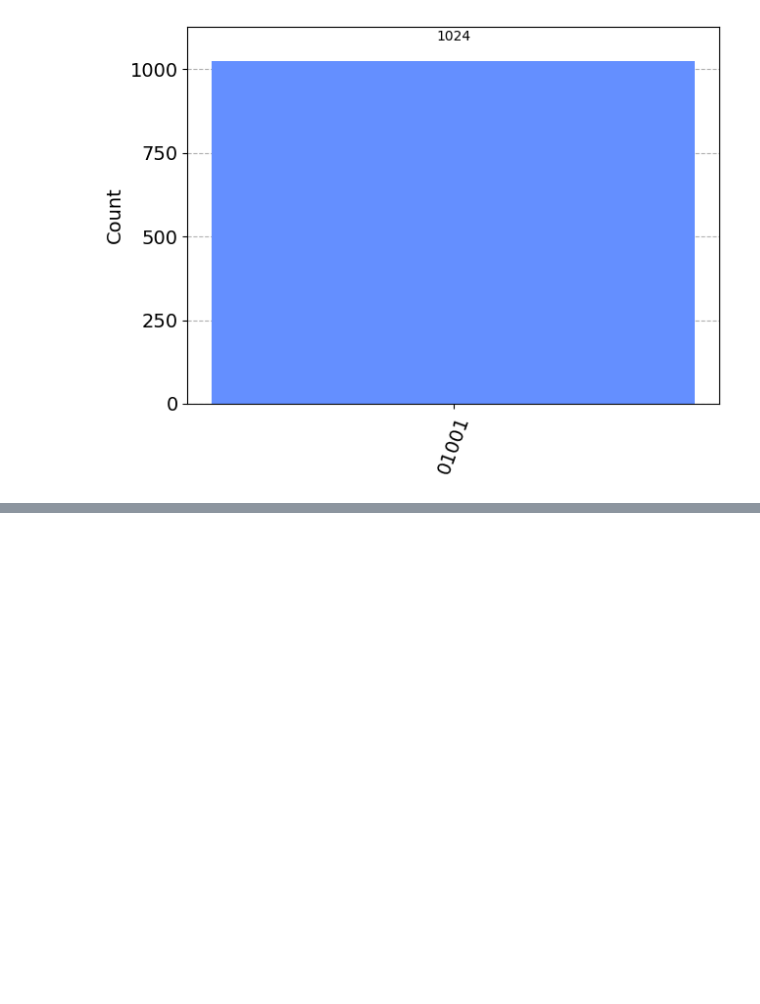
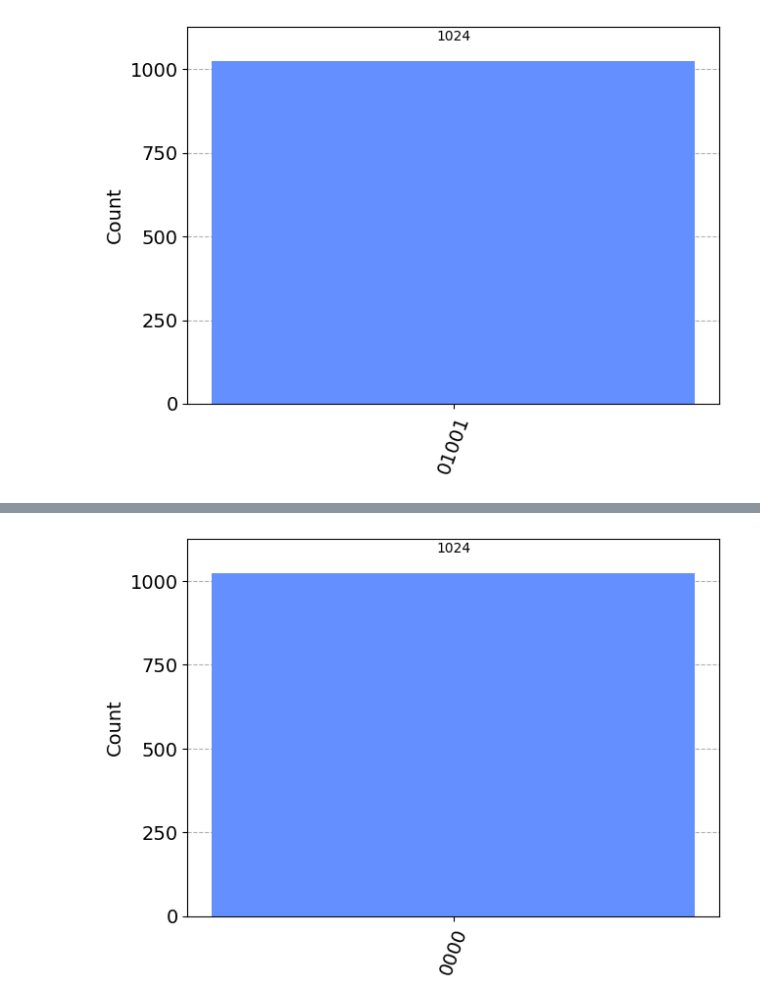
Before and after one commit to jacksonwalters/shor_algorithm, a Jupyter notebook: controlled_modular_multiplication.ipynb, the cells around one changed output, grey strips where cells are left out. Drawn from its saved outputs; the diff is of its cells as text; code cells hidden in the pictures; blank space fills up the shorter version.

Commit message:
implement phi add circuit

```diff
--- a/controlled_modular_multiplication.ipynb
+++ b/controlled_modular_multiplication.ipynb
@@ -90,0 +95,15 @@ plot_histogram(counts)
+# %%
+#build the phi adder circuit
+#controlled phase gates are .cp()
+def phi_add(num_bits):
+    qc = QuantumCircuit(2*NUM_BITS,NUM_BITS)
+    #append Fourier transform to second register
+    qc.append(QFT(num_qubits=4),range(NUM_BITS,2*NUM_BITS))
+    #append phase addition gates
+    for k in range(NUM_BITS):
+        for j in range(NUM_BITS-k):
+            qc.cp(2*np.pi/2**(j+1),k+j,NUM_BITS+k)
+    #append inverse Fourier transform to second register
+    qc.append(QFT(num_qubits=4,inverse=True),range(NUM_BITS,2*NUM_BITS))
+    qc.measure(range(num_bits,2*num_bits), range(num_bits))
+    return qc
@@ -90,0 +130,6 @@ plot_histogram(counts)
+# %%
+t_qc = transpile(phi_add(4), aer_sim)
+counts = aer_sim.run(t_qc).result().get_counts()
+plot_histogram(counts)
+# %% [output]
+[figure, added]
```
Also changed, not shown: parts of 3 cells of this notebook.
